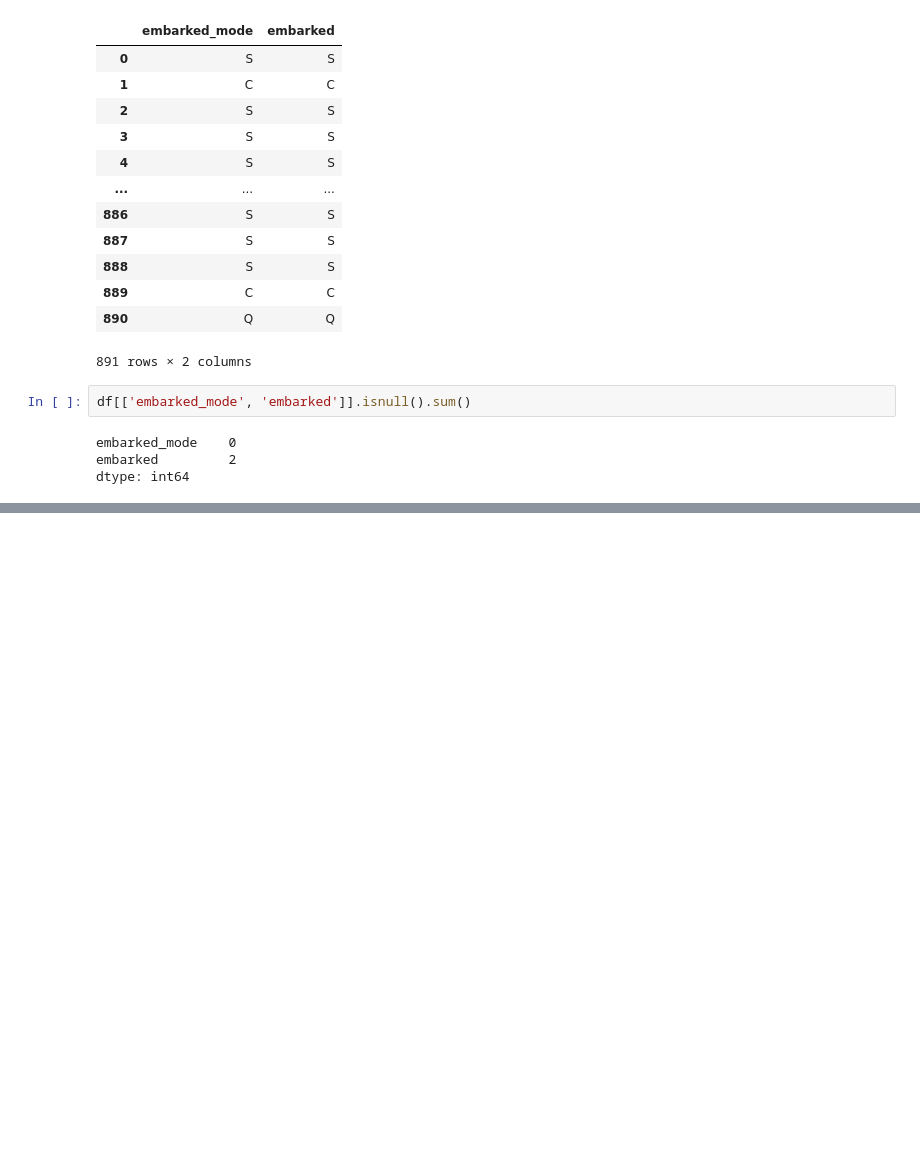
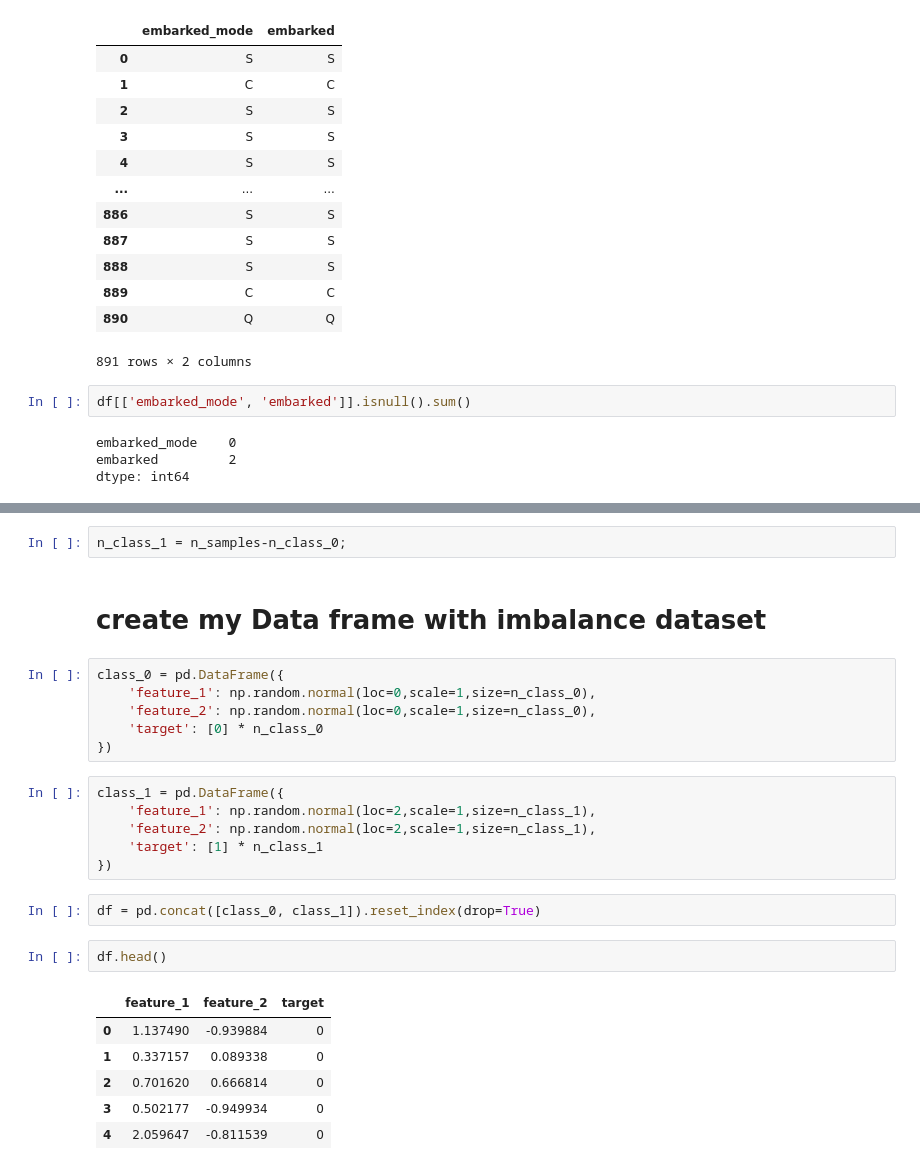
Before and after one commit to namankr/feature-engineering, a Jupyter notebook: FeatureEngineering-1-Assignment.ipynb, the cells around one changed output, grey strips where cells are left out. Saved outputs shown, nothing was run; the diff lists cells and outputs as text; blank space fills up the shorter version.

```diff
--- a/FeatureEngineering-1-Assignment.ipynb
+++ b/FeatureEngineering-1-Assignment.ipynb
@@ -171,0 +197,27 @@ dtype: int64
+# %%
+n_class_1 = n_samples-n_class_0;
+# %% [markdown]
+# create my Data frame with imbalance dataset
+# %%
+class_0 = pd.DataFrame({
+    'feature_1': np.random.normal(loc=0,scale=1,size=n_class_0),
+    'feature_2': np.random.normal(loc=0,scale=1,size=n_class_0),
+    'target': [0] * n_class_0
+})
+# %%
+class_1 = pd.DataFrame({
+    'feature_1': np.random.normal(loc=2,scale=1,size=n_class_1),
+    'feature_2': np.random.normal(loc=2,scale=1,size=n_class_1),
+    'target': [1] * n_class_1
+})
+# %%
+df = pd.concat([class_0, class_1]).reset_index(drop=True)
+# %%
+df.head()
+# %% [output]
+|  | feature_1 | feature_2 | target |
+| 0 | 1.137490 | -0.939884 | 0 |
+| 1 | 0.337157 | 0.089338 | 0 |
+| 2 | 0.701620 | 0.666814 | 0 |
+| 3 | 0.502177 | -0.949934 | 0 |
+| 4 | 2.059647 | -0.811539 | 0 |
```
Also changed, not shown: parts of 30 cells of this notebook.
